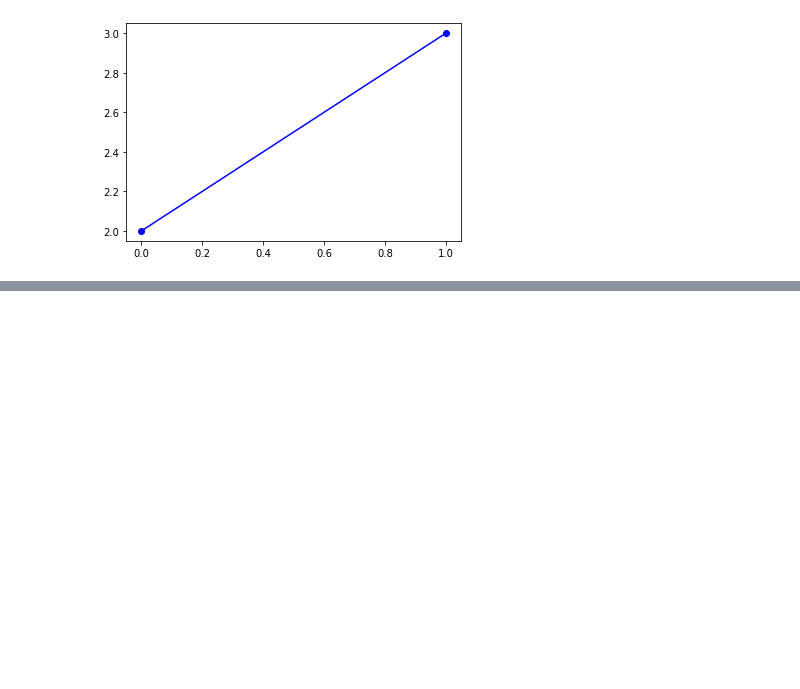
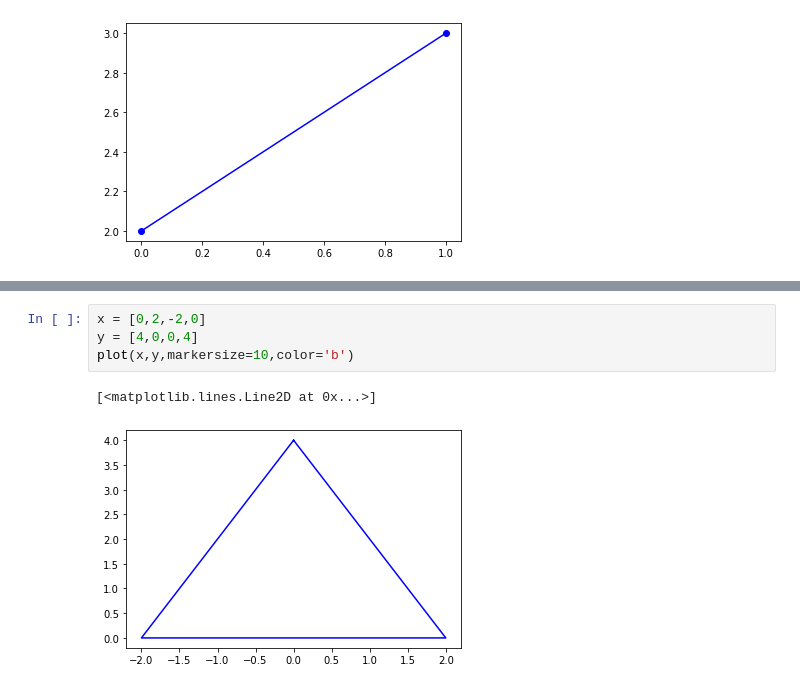
Before and after one commit to thinkpath/ai_practice, a Jupyter notebook: ch4-plot.ipynb, the cells around one changed output, grey strips where cells are left out. Drawn from its saved outputs; the diff is of its cells as text; blank space fills up the shorter version.

```diff
--- a/ch4-plot.ipynb
+++ b/ch4-plot.ipynb
@@ -20,0 +36,7 @@ plot(x,y,marker='o',color='b') #包含端点
+# %%
+x = [0,2,-2,0]
+y = [4,0,0,4]
+plot(x,y,markersize=10,color='b')
+# %% [output]
+[<matplotlib.lines.Line2D at 0x...>]
+[figure, added]
```
Also changed, not shown: parts of 4 cells of this notebook.
